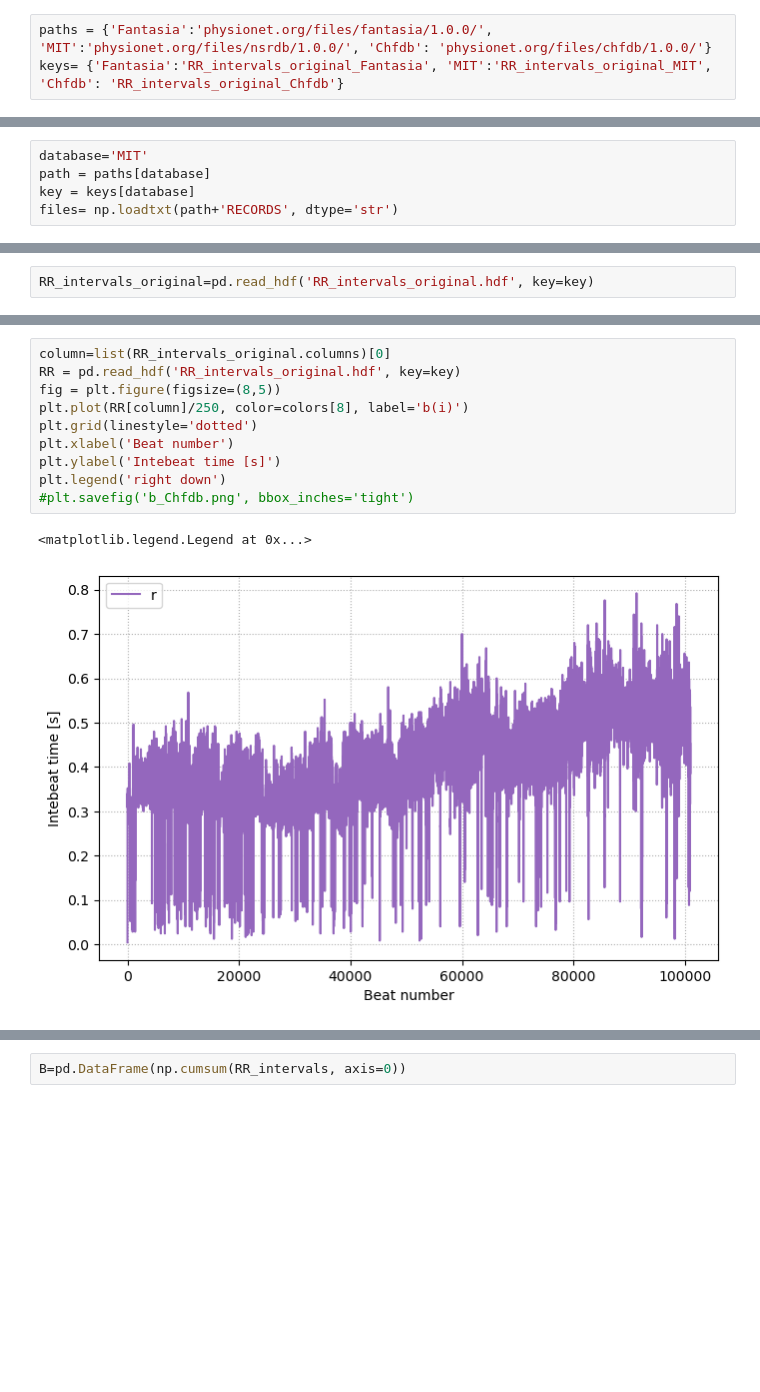
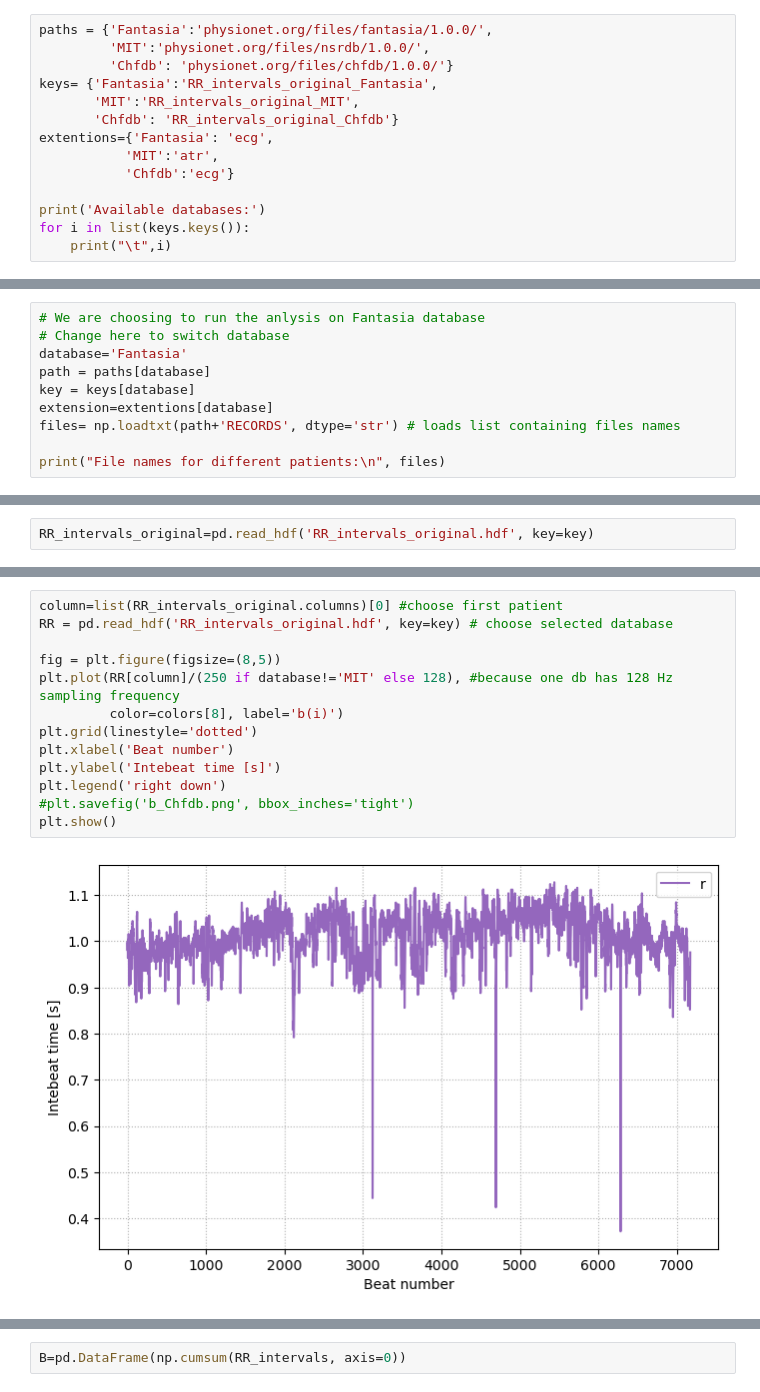
Before and after one commit to threeblueonebrowneyes/Critical-Scale-Invariance-Heart-Rate, a Jupyter notebook: Critical Scale Invariance Presentation.ipynb, the cells around one changed output, grey strips where cells are left out. Drawn from its saved outputs; the diff is of its cells as text; blank space fills up the shorter version.

```diff
--- a/Critical Scale Invariance Presentation.ipynb
+++ b/Critical Scale Invariance Presentation.ipynb
@@ -111,3 +121,14 @@ from obspy.signal import detrend
 # %%
-paths = {'Fantasia':'physionet.org/files/fantasia/1.0.0/', 'MIT':'physionet.org/files/nsrdb/1.0.0/', 'Chfdb': 'physionet.org/files/chfdb/1.0.0/'}
-keys= {'Fantasia':'RR_intervals_original_Fantasia', 'MIT':'RR_intervals_original_MIT', 'Chfdb': 'RR_intervals_original_Chfdb'}
+paths = {'Fantasia':'physionet.org/files/fantasia/1.0.0/',
+         'MIT':'physionet.org/files/nsrdb/1.0.0/',
+         'Chfdb': 'physionet.org/files/chfdb/1.0.0/'}
+keys= {'Fantasia':'RR_intervals_original_Fantasia',
+       'MIT':'RR_intervals_original_MIT',
+       'Chfdb': 'RR_intervals_original_Chfdb'}
+extentions={'Fantasia': 'ecg',
+           'MIT':'atr',
+           'Chfdb':'ecg'}
+
+print('Available databases:')
+for i in list(keys.keys()):
+    print("\t",i)
@@ -116,5 +140,10 @@ keys= {'Fantasia':'RR_intervals_original_Fantasia', 'MIT':'RR_intervals_original
 # %%
-database='MIT'
+# We are choosing to run the anlysis on Fantasia database
+# Change here to switch database
+database='Fantasia'
 path = paths[database]
 key = keys[database]
-files= np.loadtxt(path+'RECORDS', dtype='str')
+extension=extentions[database]
+files= np.loadtxt(path+'RECORDS', dtype='str') # loads list containing files names
+
+print("File names for different patients:\n", files)
@@ -224,16 +289,18 @@ RR_intervals_original=pd.read_hdf('RR_intervals_original.hdf', key=key)
 # %%
-column=list(RR_intervals_original.columns)[0]
-RR = pd.read_hdf('RR_intervals_original.hdf', key=key)
+column=list(RR_intervals_original.columns)[0] #choose first patient
+RR = pd.read_hdf('RR_intervals_original.hdf', key=key) # choose selected database
+
 fig = plt.figure(figsize=(8,5))
-plt.plot(RR[column]/250, color=colors[8], label='b(i)')
+plt.plot(RR[column]/(250 if database!='MIT' else 128), #because one db has 128 Hz sampling frequency
+         color=colors[8], label='b(i)')
 plt.grid(linestyle='dotted')
 plt.xlabel('Beat number')
 plt.ylabel('Intebeat time [s]')
 plt.legend('right down')
 #plt.savefig('b_Chfdb.png', bbox_inches='tight')
+plt.show()
 # %% [output]
-<matplotlib.legend.Legend at 0x...>
-[figure, old version]
+[figure, new version]
 # %% [markdown]
 ## Plots of signals
 For all dataset
```
Also changed, not shown: parts of 94 cells of this notebook, 5 other files.
